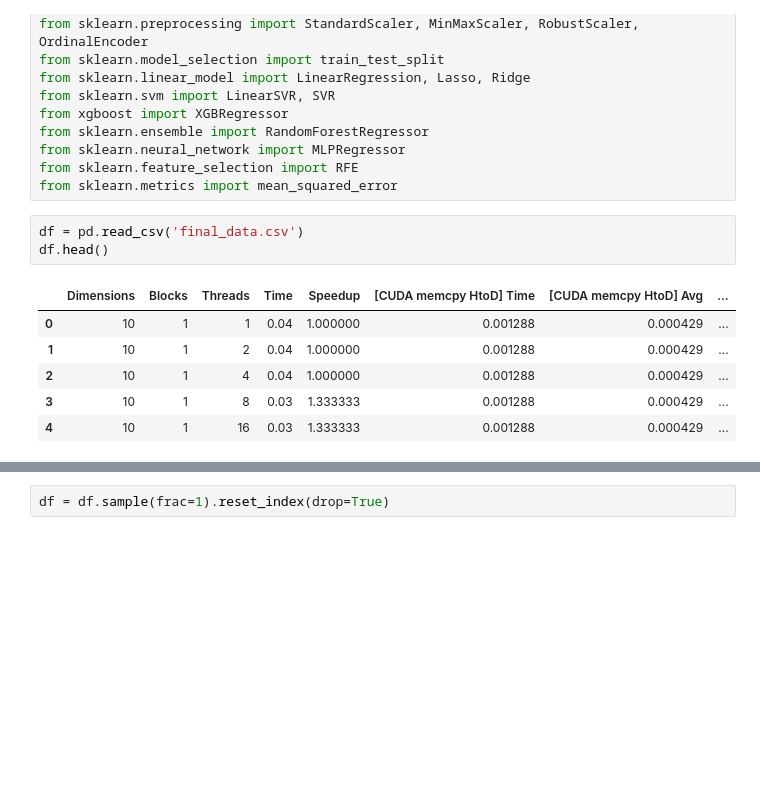
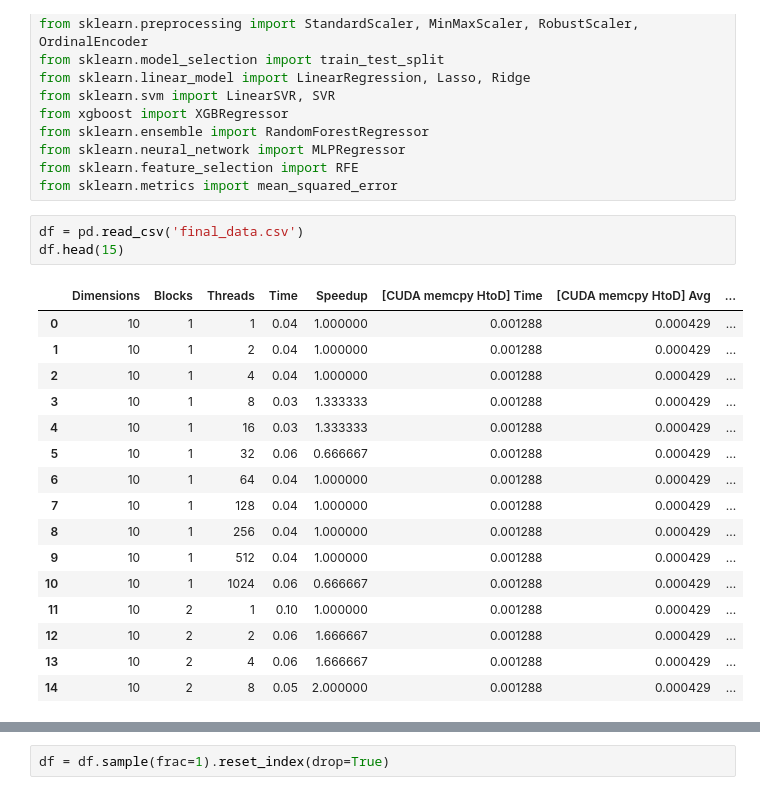
Before and after one commit to SAR2652/NYU-GPU-Final-Project, a Jupyter notebook: Analysis.ipynb, the cells around one changed output, grey strips where cells are left out. Saved outputs shown, nothing was run; the diff lists cells and outputs as text; blank space fills up the shorter version.

```diff
--- a/Analysis.ipynb
+++ b/Analysis.ipynb
@@ -22,11 +22,21 @@ from sklearn.feature_selection import RFE
 from sklearn.metrics import mean_squared_error
 # %%
 df = pd.read_csv('final_data.csv')
-df.head()
+df.head(15)
 # %% [output]
 |  | Dimensions | Blocks | Threads | Time | Speedup | [CUDA memcpy HtoD] Time | [CUDA memcpy HtoD] Avg | ... |
 | 0 | 10 | 1 | 1 | 0.04 | 1.000000 | 0.001288 | 0.000429 | ... |
 | 1 | 10 | 1 | 2 | 0.04 | 1.000000 | 0.001288 | 0.000429 | ... |
 | 2 | 10 | 1 | 4 | 0.04 | 1.000000 | 0.001288 | 0.000429 | ... |
 | 3 | 10 | 1 | 8 | 0.03 | 1.333333 | 0.001288 | 0.000429 | ... |
 | 4 | 10 | 1 | 16 | 0.03 | 1.333333 | 0.001288 | 0.000429 | ... |
+| 5 | 10 | 1 | 32 | 0.06 | 0.666667 | 0.001288 | 0.000429 | ... |
+| 6 | 10 | 1 | 64 | 0.04 | 1.000000 | 0.001288 | 0.000429 | ... |
+| 7 | 10 | 1 | 128 | 0.04 | 1.000000 | 0.001288 | 0.000429 | ... |
+| 8 | 10 | 1 | 256 | 0.04 | 1.000000 | 0.001288 | 0.000429 | ... |
+| 9 | 10 | 1 | 512 | 0.04 | 1.000000 | 0.001288 | 0.000429 | ... |
+| 10 | 10 | 1 | 1024 | 0.06 | 0.666667 | 0.001288 | 0.000429 | ... |
+| 11 | 10 | 2 | 1 | 0.10 | 1.000000 | 0.001288 | 0.000429 | ... |
+| 12 | 10 | 2 | 2 | 0.06 | 1.666667 | 0.001288 | 0.000429 | ... |
+| 13 | 10 | 2 | 4 | 0.06 | 1.666667 | 0.001288 | 0.000429 | ... |
+| 14 | 10 | 2 | 8 | 0.05 | 2.000000 | 0.001288 | 0.000429 | ... |
```
Also changed, not shown: parts of 25 cells of this notebook, 3 other files.
